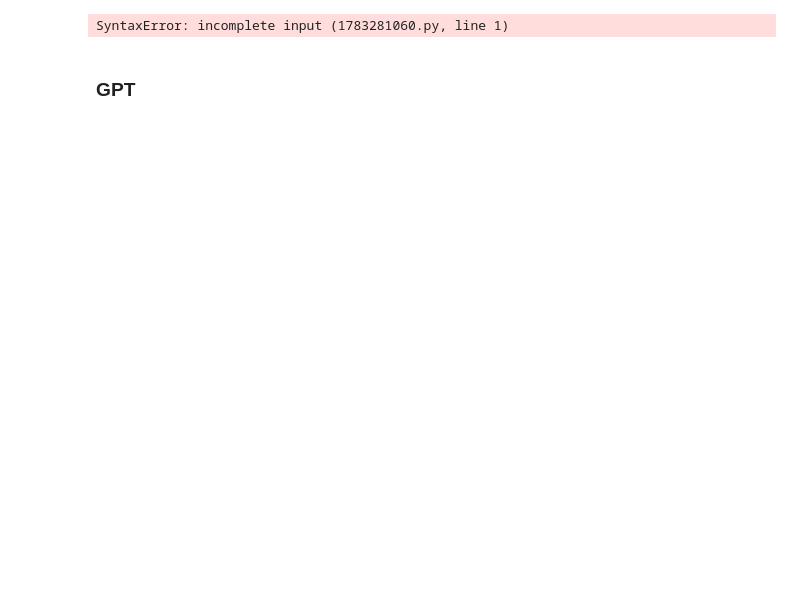
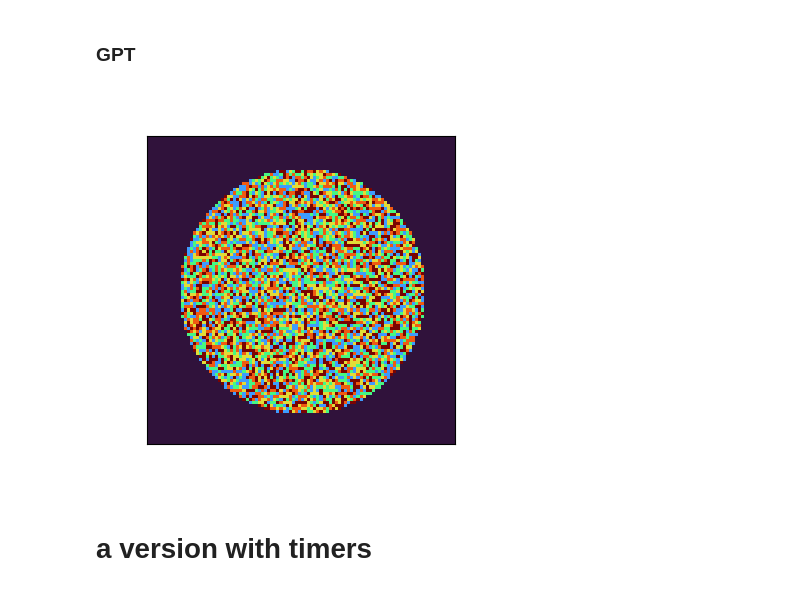
Before and after one commit to AlasGarn/cycles-jupyter, a Jupyter notebook: cycles_neigh.ipynb, the cells around one changed output. Saved outputs shown, nothing was run; the diff lists cells and outputs as text; code cells hidden in the pictures; blank space fills up the shorter version.

```diff
--- a/cycles_neigh.ipynb
+++ b/cycles_neigh.ipynb
@@ -225,4 +21,0 @@ array([1, 2, 3])
-# %%
-N = 3
-lattice = np.random.choice(range(nSpecies+1), N*N).reshape((N,N))
-lattice
@@ -239,5 +22 @@ array([[3, 4, 1],
-# %%
-np.roll(down, shift=1, axis=(0,1)
-# %% [output]
-SyntaxError: incomplete input (1783281060.py, line 1)
 # %%
@@ -312,6 +89,76 @@ def fillNewLattice(lattice, neighbors_matrix):
     return new_cells
 # %% [markdown]
 ### GPT
+# %%
+%matplotlib ipympl
+
+
+N = 100
+pDeath = 0.2
+wDead = 11
+wRepl = 1
+wBoost = 100
+
+
+nSpecies = 5
+speciesIds = np.arange(1, nSpecies + 1, dtype=int)
+
+# Initialization
+lattice = np.zeros((N, N), dtype=int)
+initDistribution = np.random.choice(speciesIds, size=N * N).reshape(N, N)
+
+Rsq = N**2 / 2 / np.pi
+seed_mask = (np.indices((N, N)).T - N / 2)**2.0
+seed_mask = seed_mask[:, :, 0] + seed_mask[:, :, 1] > Rsq
+initDistribution[seed_mask] = 0
+lattice = initDistribution.astype(np.uint8)
+
+
+def animate(i):
+    global lattice
+
+    neighbors = computeNeighbours(lattice)
+
+    survived_mask = np.random.uniform(size=lattice.shape) > pDeath
+    died_mask = np.logical_not(survived_mask)
+    lattice[died_mask] = 0
+
+    replication_mask = (convolve2d(lattice > 0, replMatrix, mode="same", boundary="wrap") > 0)
+    replication_spots = np.logical_and(lattice == 0, replication_mask)
+    lattice[replication_spots] = fillNewLattice(lattice, neighbors)[replication_spots]
+    lattice[survived_mask] = lattice[survived_mask]
+
+
+    im1.set_array(lattice)
+    return [im1]
+
+
+
+######################################
+# Plotting
+######################################
+
+cmap = "turbo"
+my_cmap = plt.get_cmap(cmap)
+colors = my_cmap(np.arange(0,nSpecies))
+
+fig, ax = plt.subplots(figsize = (4,4),dpi = 100)
+
+im1=ax.imshow(lattice,
+                interpolation='none',
+              cmap = cmap
+             )
+ax.axes.get_xaxis().set_visible(False)
+ax.axes.get_yaxis().set_visible(False)
+
+def init():
+    im1 = plt.imshow(np.zeros(N,N))
+    return [im1]
+ani = FuncAnimation(fig, animate, frames=20000, interval=15,blit=False)
+# %% [output]
+[figure, added]
+# %% [markdown]
+# a version with timers
 # %%
 %matplotlib notebook
 
```
Also changed, not shown: parts of 36 cells of this notebook.
